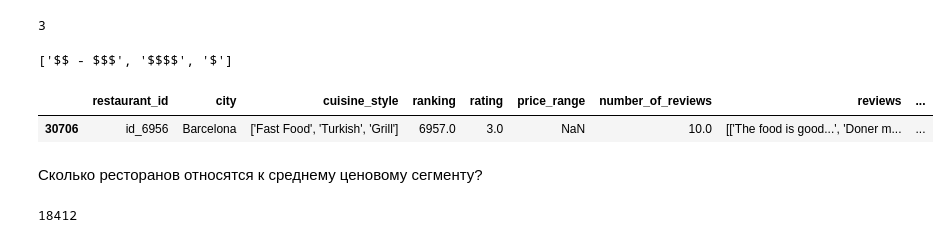
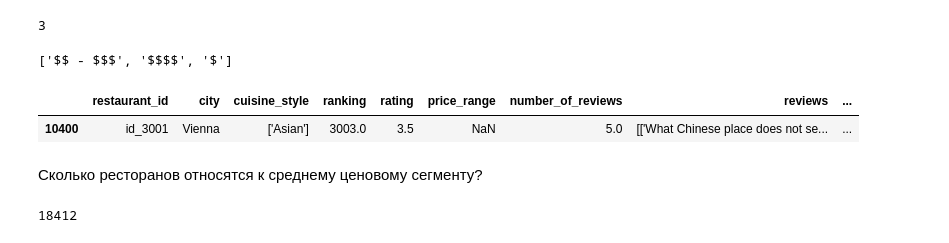
Before and after one commit to Ruslan-Lis/Skill_Factory, a Jupyter notebook: module_3/Project_3_R-Lisin.ipynb, the cells around one changed output. Saved outputs shown, nothing was run; the diff lists cells and outputs as text; code cells hidden in the pictures.

```diff
--- a/module_3/Project_3_R-Lisin.ipynb
+++ b/module_3/Project_3_R-Lisin.ipynb
@@ -107,8 +112,10 @@ None
 # %%
-df = df.drop([column  for column in df.columns if df[column].dtype == 'O'],axis=1)
-df.number_of_reviews = df.number_of_reviews.fillna(0)
-display(df.info())
-df[df.number_of_reviews.isna()]
+#  удалим все нечисловые колонки
+
+df_1 = df_1.drop([column  for column in df_1.columns if df_1[column].dtype == 'O'],axis=1)
+df_1.number_of_reviews = df_1.number_of_reviews.fillna(0)
+display(df_1.info())
+df[df_1.number_of_reviews.isna()]  # выведем все нулевые значения
 # %% [output]
 <class 'pandas.core.frame.DataFrame'>
 RangeIndex: 40000 entries, 0 to 39999
@@ -170,10 +179,10 @@ display(len(variants),variants)
 3
 ['$$ - $$$', '$$$$', '$']
 # %%
-df_4.sample()
+df.sample()
 # %% [output]
 |  | restaurant_id | city | cuisine_style | ranking | rating | price_range | number_of_reviews | reviews | ... |
-| 30706 | id_6956 | Barcelona | ['Fast Food', 'Turkish', 'Grill'] | 6957.0 | 3.0 | NaN | 10.0 | [['The food is good...', 'Doner m... | ... |
+| 10400 | id_3001 | Vienna | ['Asian'] | 3003.0 | 3.5 | NaN | 5.0 | [['What Chinese place does not se... | ... |
 # %% [markdown]
 Сколько ресторанов относятся к среднему ценовому сегменту?
 # %%
```
Also changed, not shown: parts of 34 cells of this notebook.
